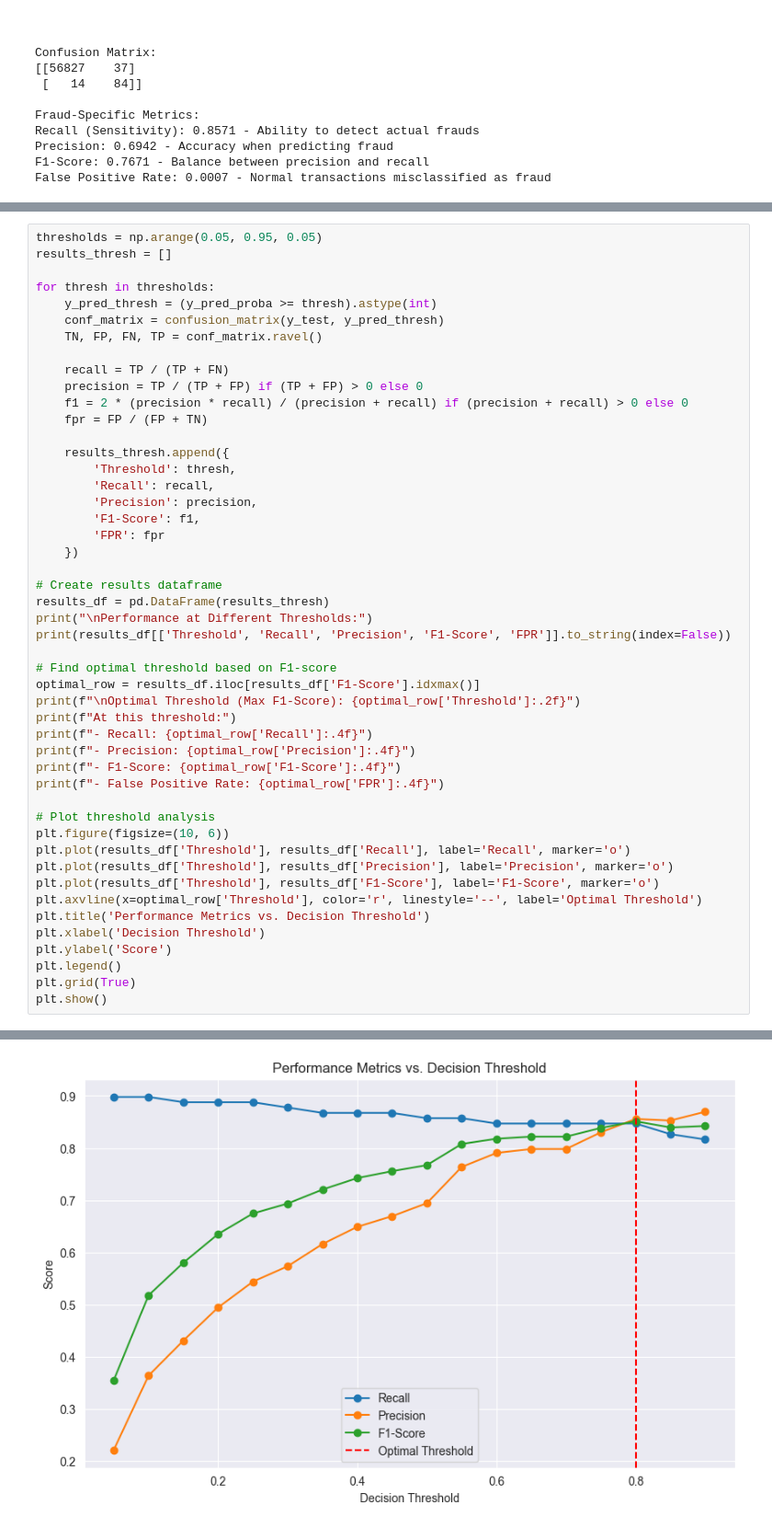
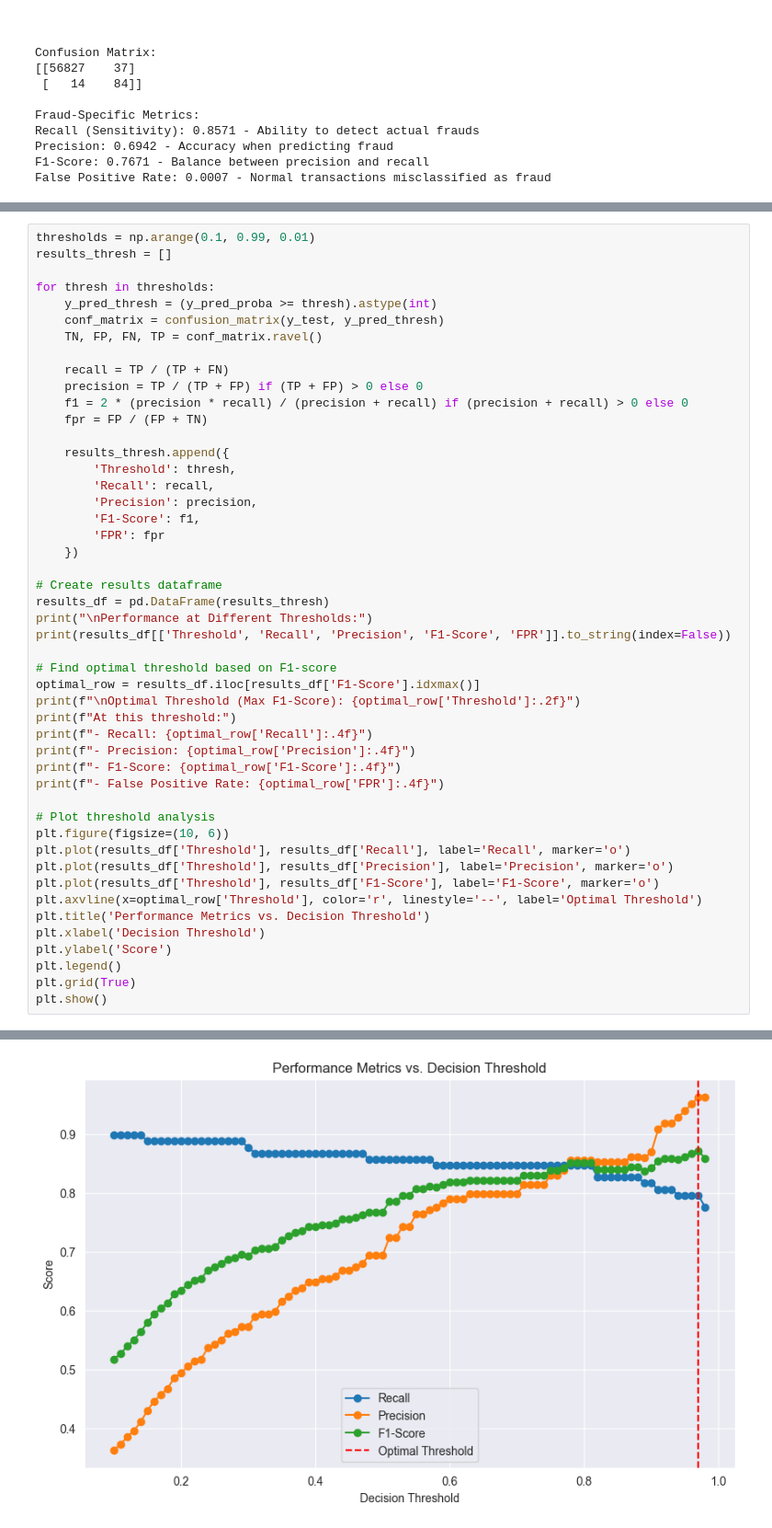
Before and after one commit to Alwyn-Tan/CreditCardFraudDetector, a Jupyter notebook: xgboost.ipynb, the cells around one changed output, grey strips where cells are left out. Shown: that part at 92% size. Drawn from its saved outputs; the diff is of its cells as text.

Commit message:
adjust threshold

```diff
--- a/xgboost.ipynb
+++ b/xgboost.ipynb
@@ -306,7 +306,7 @@ plt.show()
 # %% [output]
 [figure]
 # %%
-thresholds = np.arange(0.05, 0.95, 0.05)
+thresholds = np.arange(0.1, 0.99, 0.01)
 results_thresh = []
 
 for thresh in thresholds:
@@ -374 +374 @@ Performance at Different Thresholds:
-[figure, old version]
+[figure, new version]
```
Also changed, not shown: parts of 1 cell of this notebook, 1 other file.
